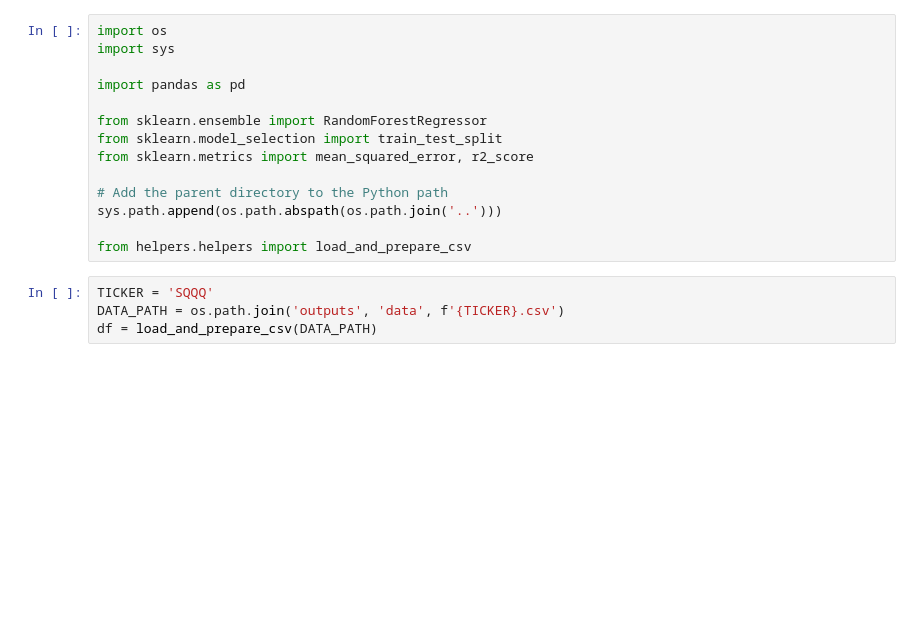
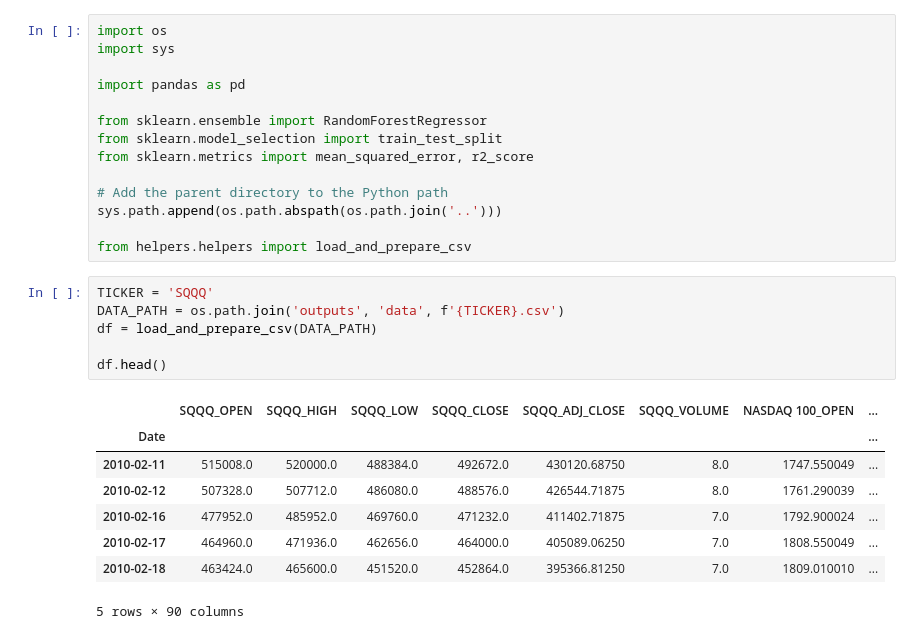
Before and after one commit to scottolivermorgan/ML_experiments, a Jupyter notebook: random_forest/random_forest.ipynb, the cells around one changed output. Cells and saved outputs as stored; diff of their text form; blank space fills up the shorter version.

```diff
--- a/random_forest/random_forest.ipynb
+++ b/random_forest/random_forest.ipynb
@@ -15,7 +15,18 @@ from helpers.helpers import load_and_prepare_csv
 # %%
 TICKER = 'SQQQ'
 DATA_PATH = os.path.join('outputs', 'data', f'{TICKER}.csv')
 df = load_and_prepare_csv(DATA_PATH)
+
+df.head()
+# %% [output]
+|  | SQQQ_OPEN | SQQQ_HIGH | SQQQ_LOW | SQQQ_CLOSE | SQQQ_ADJ_CLOSE | SQQQ_VOLUME | NASDAQ 100_OPEN | ... |
+| Date |  |  |  |  |  |  |  | ... |
+| 2010-02-11 | 515008.0 | 520000.0 | 488384.0 | 492672.0 | 430120.68750 | 8.0 | 1747.550049 | ... |
+| 2010-02-12 | 507328.0 | 507712.0 | 486080.0 | 488576.0 | 426544.71875 | 8.0 | 1761.290039 | ... |
+| 2010-02-16 | 477952.0 | 485952.0 | 469760.0 | 471232.0 | 411402.71875 | 7.0 | 1792.900024 | ... |
+| 2010-02-17 | 464960.0 | 471936.0 | 462656.0 | 464000.0 | 405089.06250 | 7.0 | 1808.550049 | ... |
+| 2010-02-18 | 463424.0 | 465600.0 | 451520.0 | 452864.0 | 395366.81250 | 7.0 | 1809.010010 | ... |
+5 rows × 90 columns
 # %%
 # Features and target
 X = df.drop(f'{TICKER}_CLOSE', axis=1)
```
Also changed, not shown: parts of 1 cell of this notebook, 2 other files.
